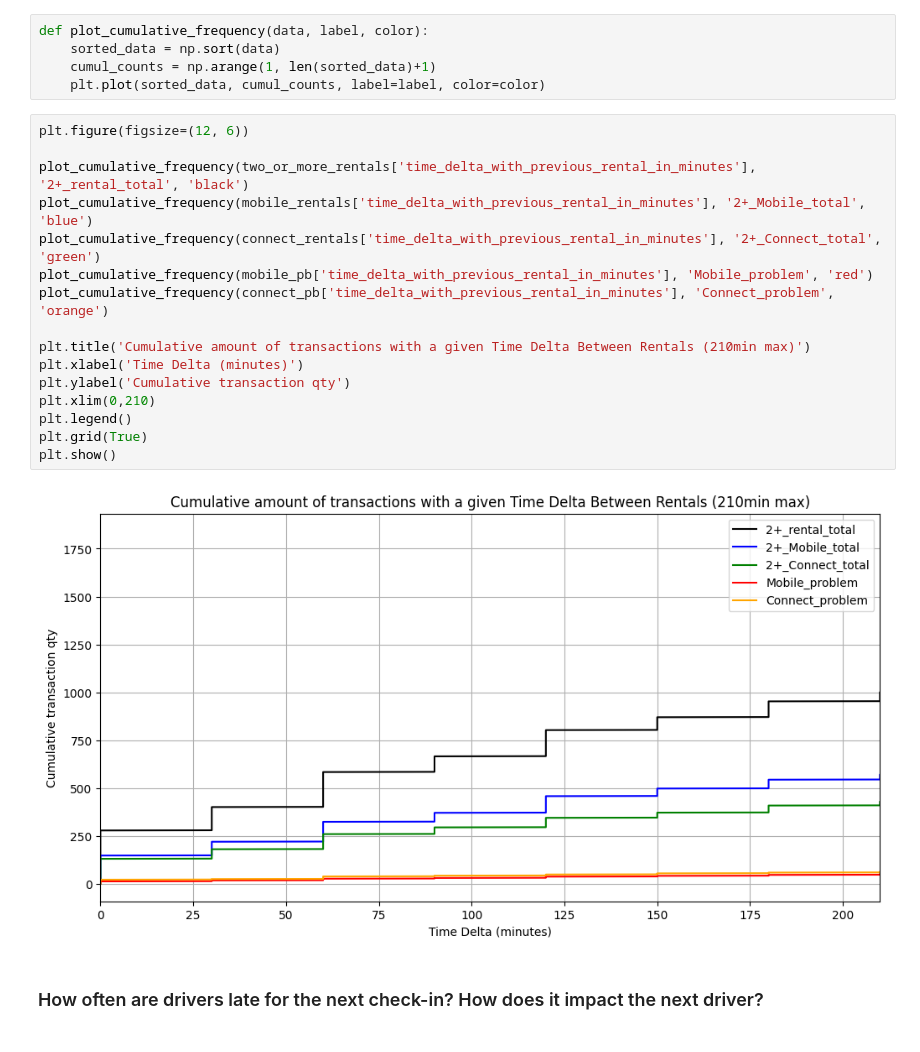
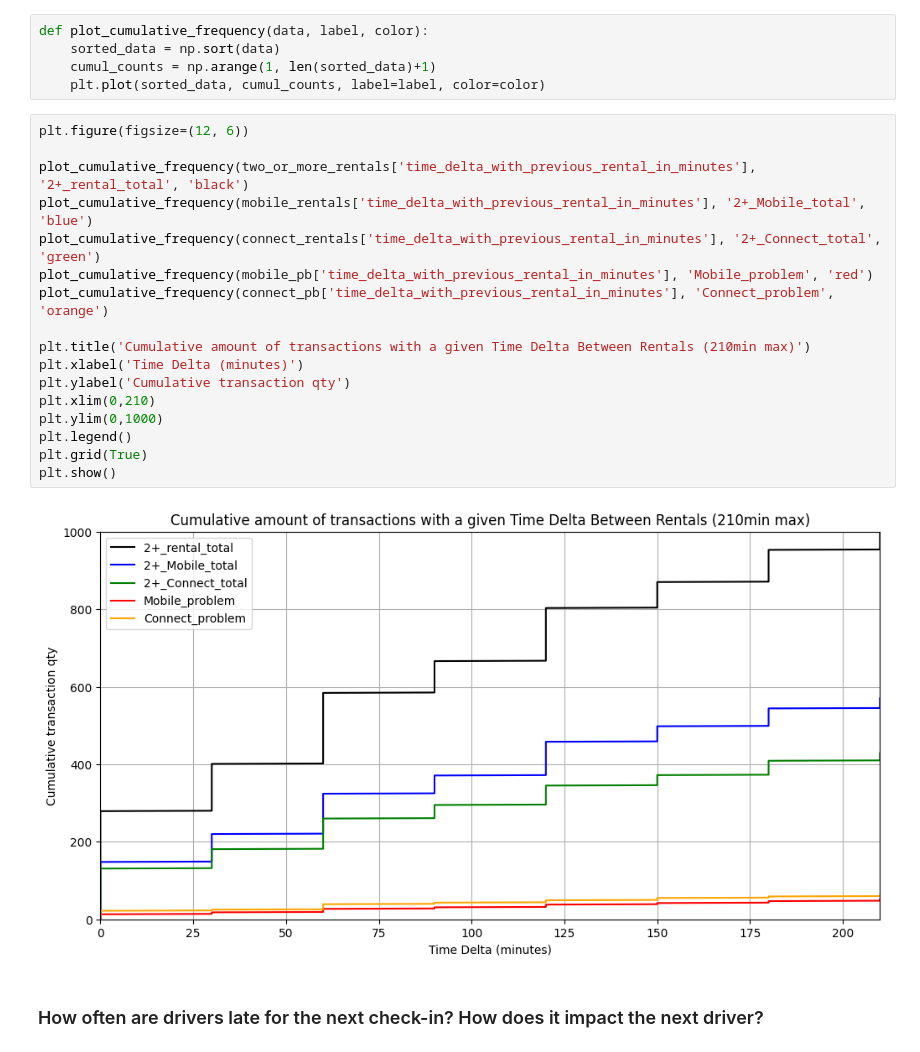
Before and after one commit to Mathias-Samson/Data_Science_Full_Stack_03-24, a Jupyter notebook: 07_DEPLOYMENT_Getaround/Getaround_delay_EDA_deliverable_01.ipynb, the cells around one changed output. Drawn from its saved outputs; the diff is of its cells as text.

```diff
--- a/07_DEPLOYMENT_Getaround/Getaround_delay_EDA_deliverable_01.ipynb
+++ b/07_DEPLOYMENT_Getaround/Getaround_delay_EDA_deliverable_01.ipynb
@@ -201,21 +191,22 @@ def plot_cumulative_frequency(data, label, color):
 # %%
 plt.figure(figsize=(12, 6))
 
 plot_cumulative_frequency(two_or_more_rentals['time_delta_with_previous_rental_in_minutes'], '2+_rental_total', 'black')
 plot_cumulative_frequency(mobile_rentals['time_delta_with_previous_rental_in_minutes'], '2+_Mobile_total', 'blue')
 plot_cumulative_frequency(connect_rentals['time_delta_with_previous_rental_in_minutes'], '2+_Connect_total', 'green')
 plot_cumulative_frequency(mobile_pb['time_delta_with_previous_rental_in_minutes'], 'Mobile_problem', 'red')
 plot_cumulative_frequency(connect_pb['time_delta_with_previous_rental_in_minutes'], 'Connect_problem', 'orange')
 
 plt.title('Cumulative amount of transactions with a given Time Delta Between Rentals (210min max)')
 plt.xlabel('Time Delta (minutes)')
 plt.ylabel('Cumulative transaction qty')
 plt.xlim(0,210)
+plt.ylim(0,1000)
 plt.legend()
 plt.grid(True)
 plt.show()
 # %% [output]
-[figure, old version]
+[figure, new version]
 # %% [markdown]
 ### How often are drivers late for the next check-in? How does it impact the next driver?
 # %%
```
Also changed, not shown: parts of 1 cell of this notebook, 12 other files.
